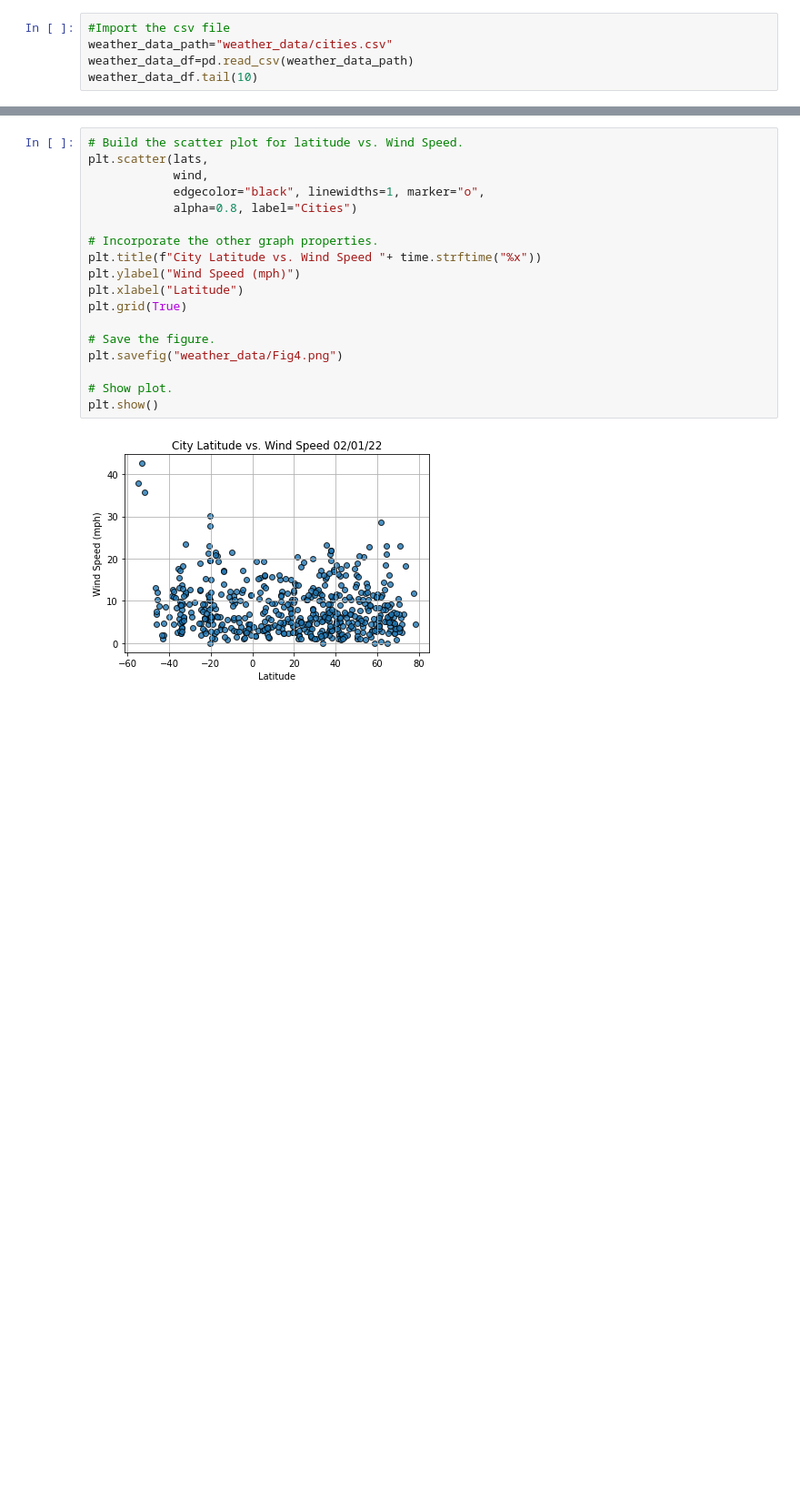
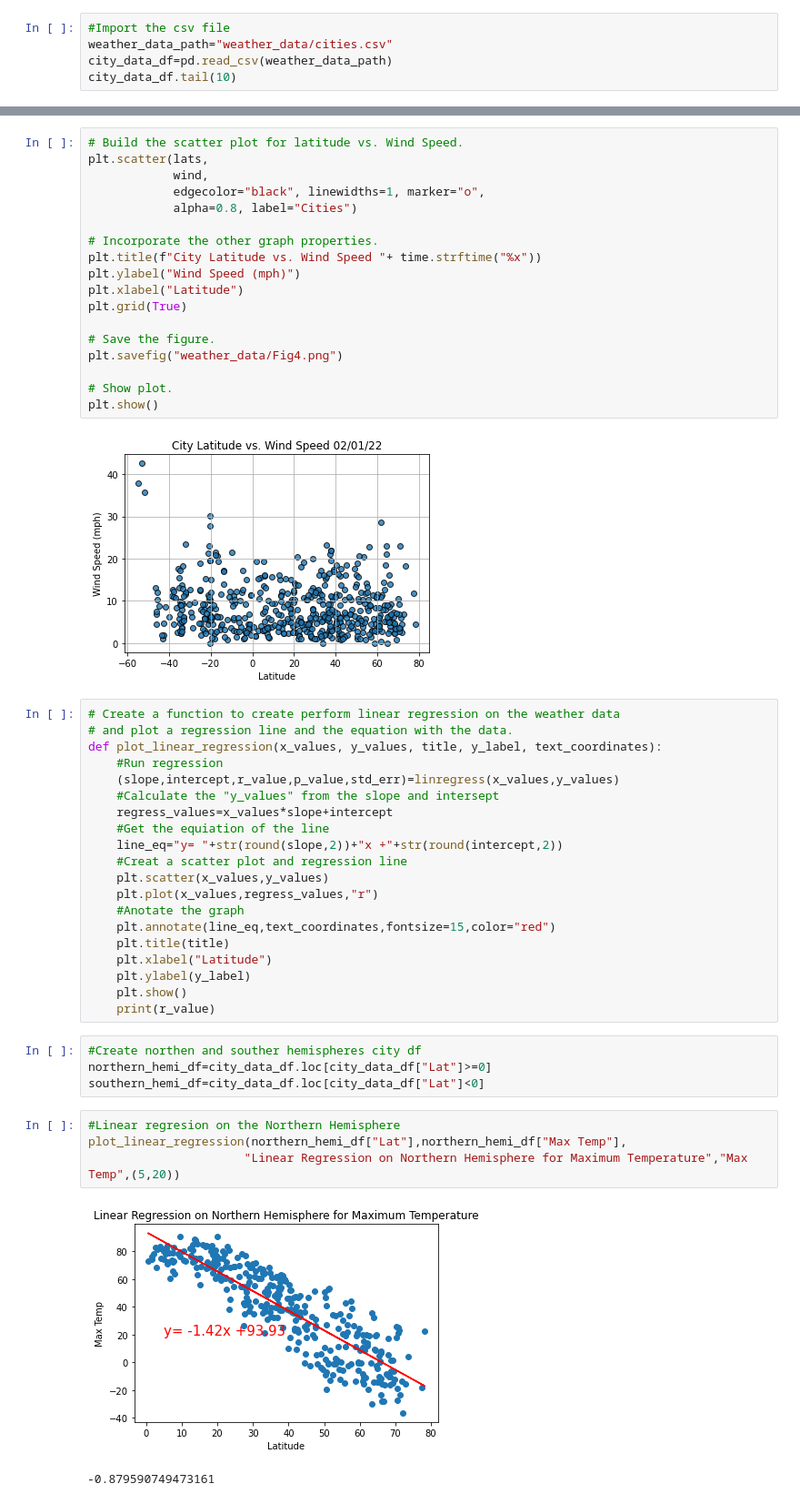
Before and after one commit to Jimmy-1310/World_Weather_Analysis, a Jupyter notebook: WeatherPy.ipynb, the cells around one changed output, grey strips where cells are left out. Shown at 91% size. Saved outputs shown, nothing was run; the diff lists cells and outputs as text; blank space fills up the shorter version.

```diff
--- a/WeatherPy.ipynb
+++ b/WeatherPy.ipynb
@@ -169,8 +170,8 @@ city_data_df.to_csv(output_data_file,index_label="City_ID")
 # %%
 #Import the csv file
 weather_data_path="weather_data/cities.csv"
-weather_data_df=pd.read_csv(weather_data_path)
-weather_data_df.tail(10)
+city_data_df=pd.read_csv(weather_data_path)
+city_data_df.tail(10)
 # %% [output]
 |  | City_ID | City | Country | Date | Lat | Lng | Max Temp | Humidity | Cloudiness | Wind Speed |
 | 515 | 515 | Charters Towers | AU | 2022-02-01 21:12:15 | -20.1000 | 146.2667 | 78.55 | 75 | 100 | 6.26 |
@@ -278,3 +279,34 @@ plt.savefig("weather_data/Fig4.png")
 plt.show()
 # %% [output]
 [figure]
+# %%
+# Create a function to create perform linear regression on the weather data
+# and plot a regression line and the equation with the data.
+def plot_linear_regression(x_values, y_values, title, y_label, text_coordinates):
+    #Run regression
+    (slope,intercept,r_value,p_value,std_err)=linregress(x_values,y_values)
+    #Calculate the "y_values" from the slope and intersept
+    regress_values=x_values*slope+intercept
+    #Get the equiation of the line
+    line_eq="y= "+str(round(slope,2))+"x +"+str(round(intercept,2))
+    #Creat a scatter plot and regression line
+    plt.scatter(x_values,y_values)
+    plt.plot(x_values,regress_values,"r")
+    #Anotate the graph
+    plt.annotate(line_eq,text_coordinates,fontsize=15,color="red")
+    plt.title(title)
+    plt.xlabel("Latitude")
+    plt.ylabel(y_label)
+    plt.show()
+    print(r_value)
+# %%
+#Create northen and souther hemispheres city df
+northern_hemi_df=city_data_df.loc[city_data_df["Lat"]>=0]
+southern_hemi_df=city_data_df.loc[city_data_df["Lat"]<0]
+# %%
+#Linear regresion on the Northern Hemisphere
+plot_linear_regression(northern_hemi_df["Lat"],northern_hemi_df["Max Temp"],
+                      "Linear Regression on Northern Hemisphere for Maximum Temperature","Max Temp",(5,20))
+# %% [output]
+[figure, added]
+-0.879590749473161
```
Also changed, not shown: parts of 8 cells of this notebook, 14 other files.
